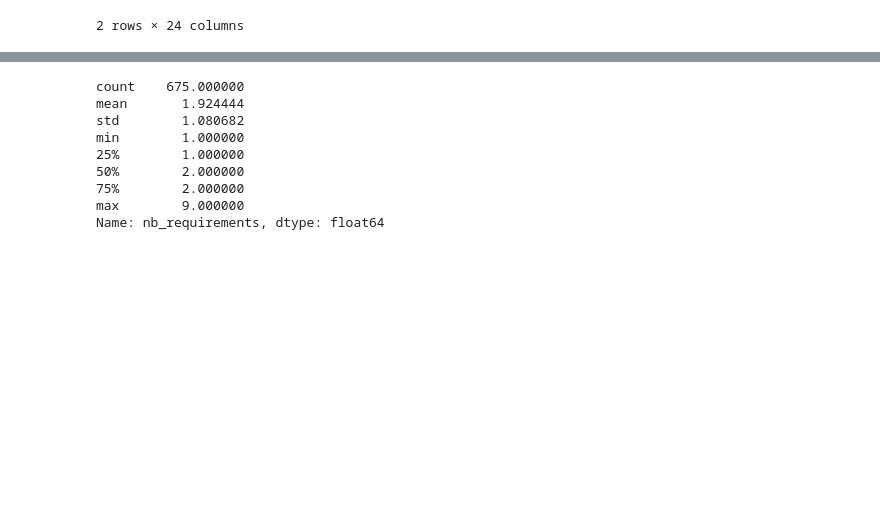
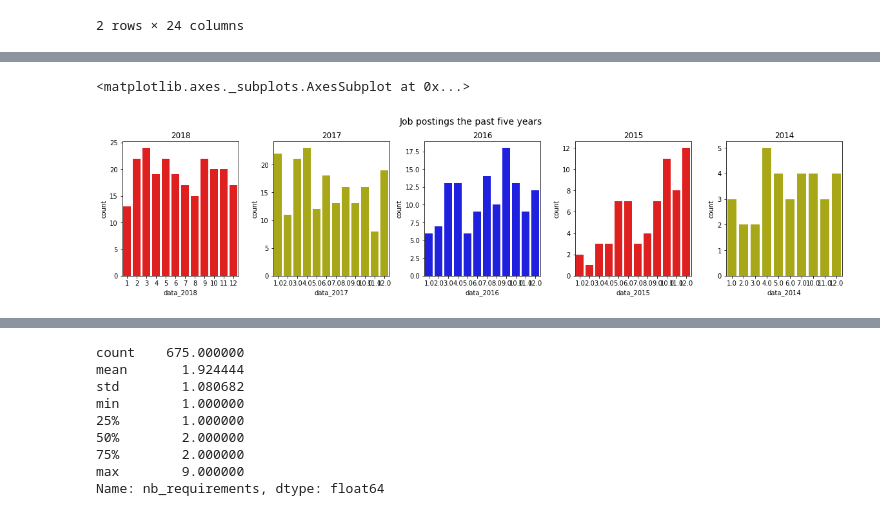
Before and after one commit to cvirginie/HumanMatters, a Jupyter notebook: HumanMatters.ipynb, the cells around one changed output, grey strips where cells are left out. Cells and saved outputs as stored; diff of their text form; code cells hidden in the pictures; blank space fills up the shorter version.

```diff
--- a/HumanMatters.ipynb
+++ b/HumanMatters.ipynb
@@ -302,0 +310,28 @@ Name: weekday, dtype: object
+# %%
+fig = plt.figure(figsize=(20,4))
+title = fig.suptitle("Job postings the past five years", fontsize=14)
+fig.subplots_adjust(top=0.85, wspace=0.3)
+
+ax1 = fig.add_subplot(1,5,1)
+ax1.set_title("2018")
+sns.countplot(df_od['data_2018'], ax=ax1, color='r')
+
+ax2 = fig.add_subplot(1,5,2)
+ax2.set_title("2017")
+sns.countplot(df_od['data_2017'], ax=ax2, color='y')
+
+ax3 = fig.add_subplot(1,5,3)
+ax3.set_title("2016")
+sns.countplot(df_od['data_2016'], ax=ax3, color='b')
+
+
+ax4 = fig.add_subplot(1,5,4)
+ax4.set_title("2015")
+sns.countplot(df_od['data_2015'], ax=ax4, color='r')
+
+ax5 = fig.add_subplot(1,5,5)
+ax5.set_title("2014")
+sns.countplot(df_od['data_2014'], ax=ax5, color='y')
+# %% [output]
+<matplotlib.axes._subplots.AxesSubplot at 0x...>
+[figure, added]
```
Also changed, not shown: parts of 39 cells of this notebook.
